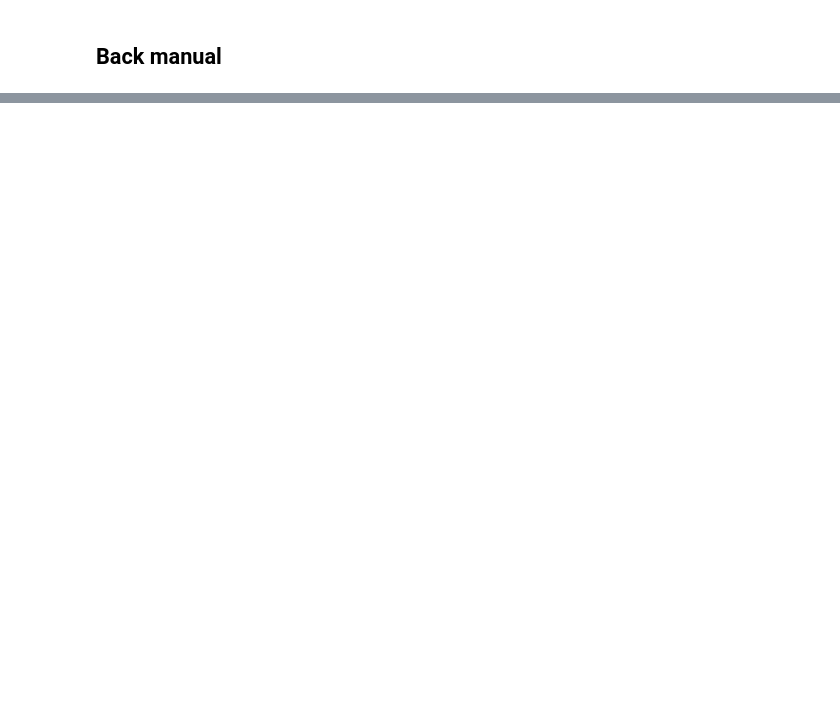
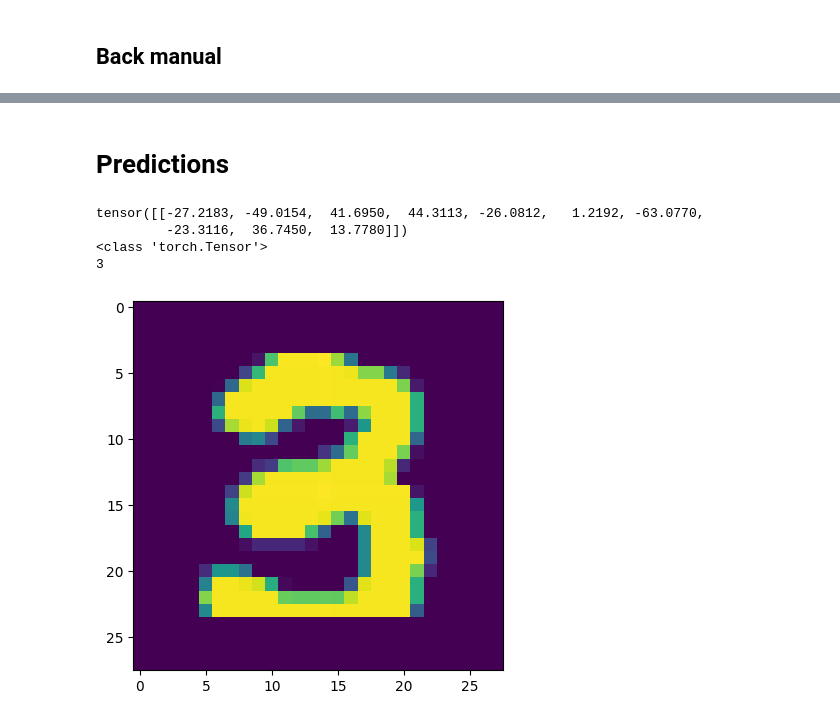
Before and after one commit to ssmito/MANUAL_NN, a Jupyter notebook: back.ipynb, the cells around one changed output, grey strips where cells are left out. Cells and saved outputs as stored; diff of their text form; code cells hidden in the pictures; blank space fills up the shorter version.

Commit message:
predictions added to back

```diff
--- a/back.ipynb
+++ b/back.ipynb
@@ -130,8 +130,8 @@ class simple_relu:
         return []
 
 class simple_linear:
-    def __init__(self, fan_in, fan_out):
-        self.w = torch.randn(fan_in, fan_out, requires_grad=True)
+    def __init__(self, fan_in, fan_out, generator):
+        self.w = torch.randn(fan_in, fan_out, generator=generator, requires_grad=True)
 
     def __call__(self, x):
         self.x=x
@@ -479,9 +480,9 @@ cat_size=10
 generator=torch.Generator().manual_seed(23)
 layers = [
     flatten(),
-    simple_linear(input_size,inner_size),
+    simple_linear(input_size,inner_size, generator=generator),
     simple_relu(),
-    simple_linear(inner_size, cat_size)
+    simple_linear(inner_size, cat_size,generator=generator)
 ]
 parameters = [p for layer in layers for p in layer.parameters()]
 for p in parameters:
@@ -585,9 +587,9 @@ cat_size=10
 generator=torch.Generator().manual_seed(23)
 layers = [
     flatten(),
-    simple_linear(input_size,inner_size),
+    simple_linear(input_size,inner_size, generator=generator),
     simple_relu(),
-    simple_linear(inner_size, cat_size)
+    simple_linear(inner_size, cat_size,generator=generator)
 ]
 parameters = [p for layer in layers for p in layer.parameters()]
 for p in parameters:
@@ -681,0 +687,16 @@ step = 16000, loss = 0.6157515645027161
+# %% [markdown]
+# Predictions
+# %%
+x= val_dataset.__getitem__(189)
+with torch.no_grad():
+    output =forward(layers,x[0])
+    print(output)
+    print(type(output))
+    print(torch.argmax(F.softmax(output,1)).item())
+plt.imshow(x[0].squeeze());
+# %% [output]
+tensor([[-27.2183, -49.0154,  41.6950,  44.3113, -26.0812,   1.2192, -63.0770,
+         -23.3116,  36.7450,  13.7780]])
+<class 'torch.Tensor'>
+3
+[figure, added]
```
Also changed, not shown: parts of 13 cells of this notebook.
